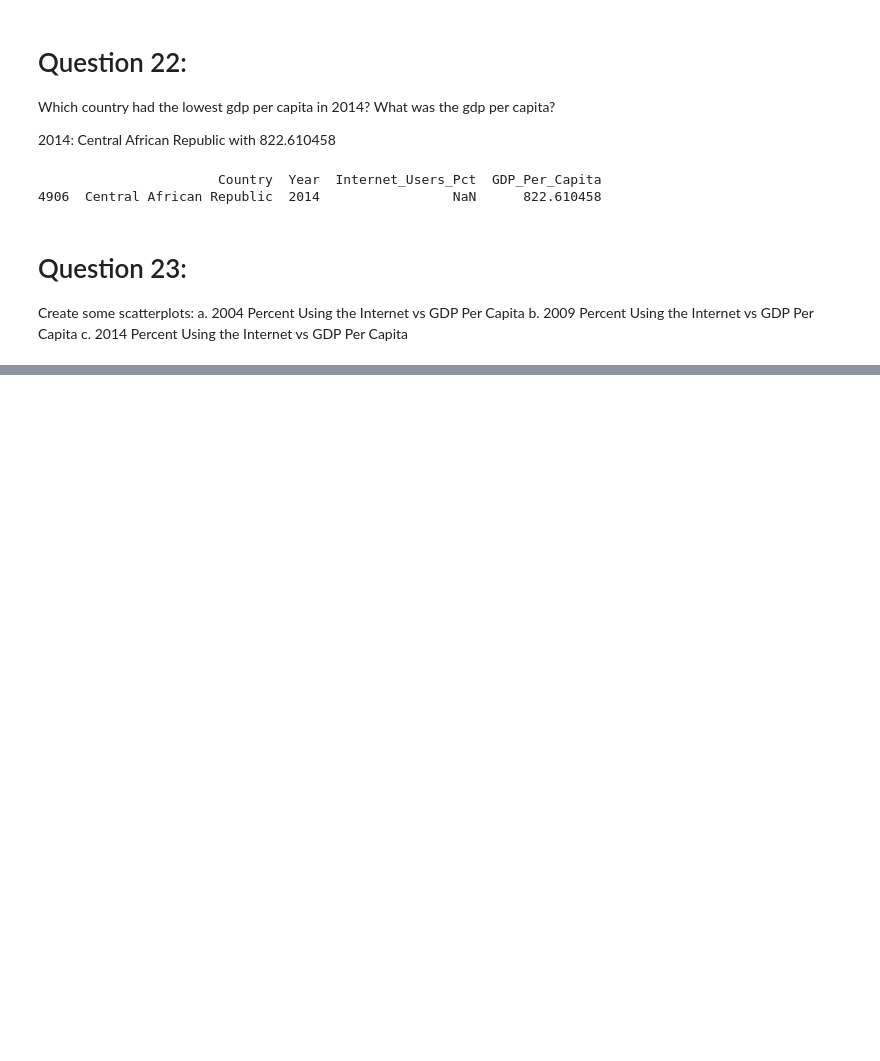
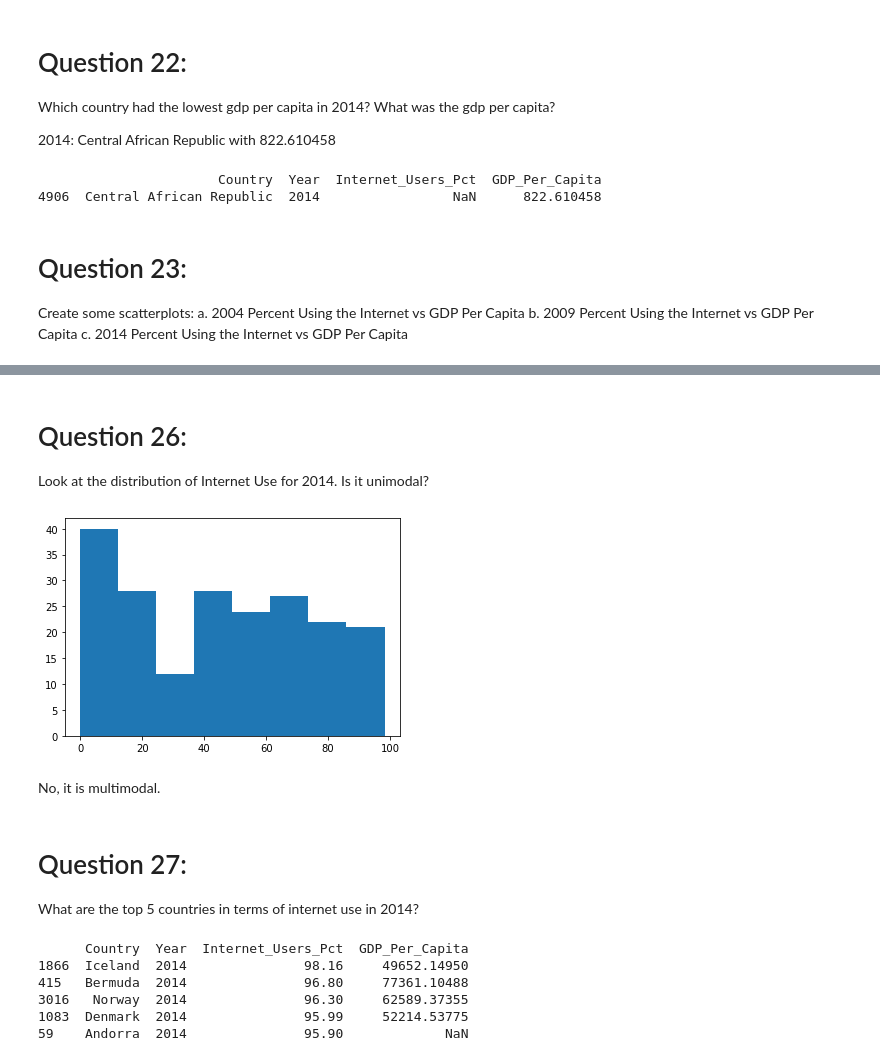
Before and after one commit to rebeccagwolfe/gdp-and-internet-usage-rebeccagwolfe, a Jupyter notebook: Notebooks/rwpython_notebook.ipynb, the cells around one changed output, grey strips where cells are left out. Saved outputs shown, nothing was run; the diff lists cells and outputs as text; code cells hidden in the pictures; blank space fills up the shorter version.

```diff
--- a/Notebooks/rwpython_notebook.ipynb
+++ b/Notebooks/rwpython_notebook.ipynb
@@ -466,0 +485,22 @@ Are there differences across years? What do the plots tell you about any relatio
+# %% [markdown]
+# Question 26:
+Look at the distribution of Internet Use for 2014. Is it unimodal?
+# %%
+plt.hist(df_2014['Internet_Users_Pct'], bins=8)
+plt.show()
+# %% [output]
+[figure, added]
+# %% [markdown]
+No, it is multimodal.
+# %% [markdown]
+# Question 27:
+What are the top 5 countries in terms of internet use in 2014?
+# %%
+print(df_2014.nlargest(5,'Internet_Users_Pct'))
+# %% [output]
+      Country  Year  Internet_Users_Pct  GDP_Per_Capita
+1866  Iceland  2014               98.16     49652.14950
+415   Bermuda  2014               96.80     77361.10488
+3016   Norway  2014               96.30     62589.37355
+1083  Denmark  2014               95.99     52214.53775
+59    Andorra  2014               95.90             NaN
```
Also changed, not shown: parts of 38 cells of this notebook.
